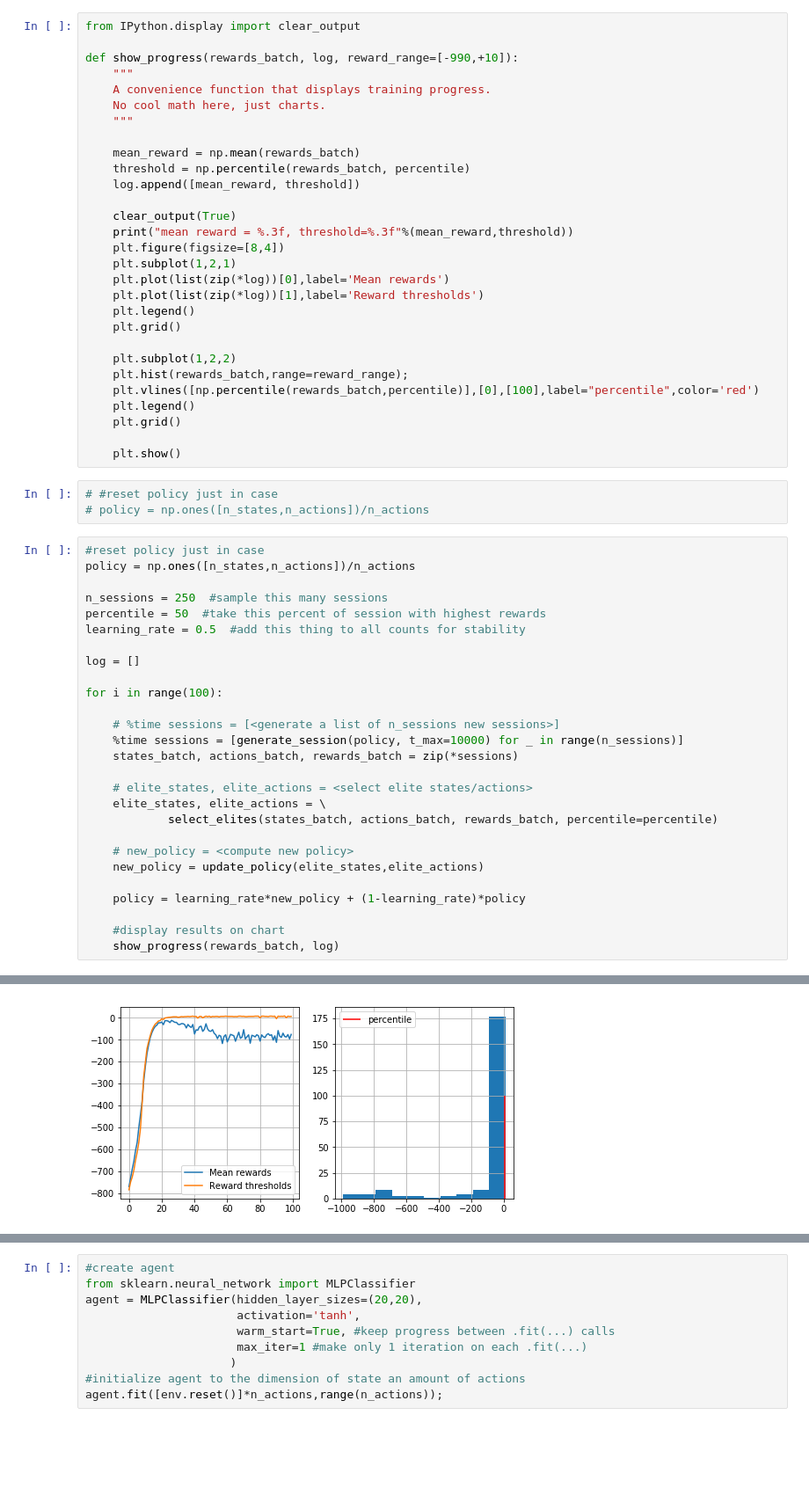
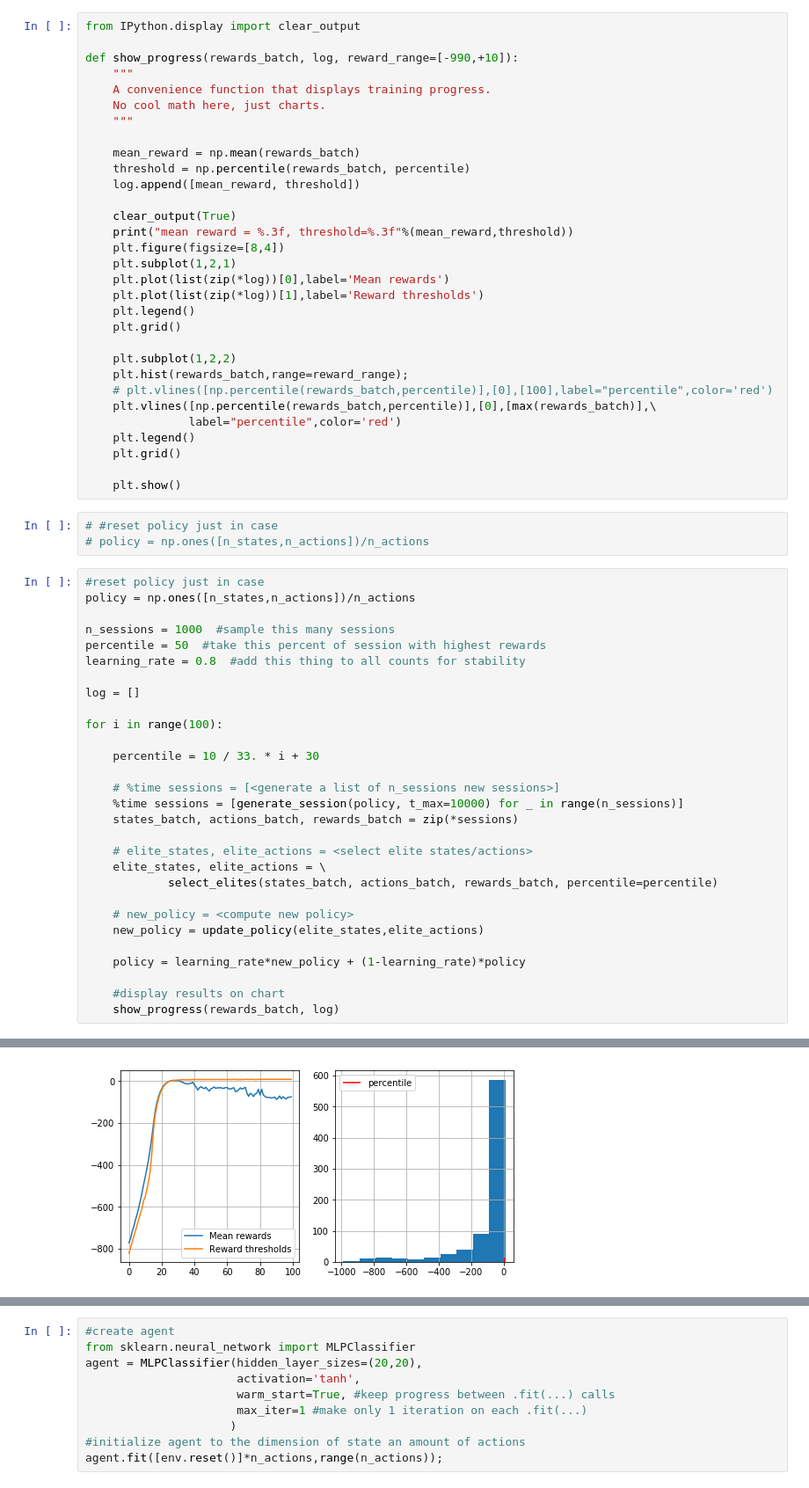
Before and after one commit to GoingMyWay/Practical_RL, a Jupyter notebook: week1_intro/crossentropy_method.ipynb, the cells around one changed output, grey strips where cells are left out. Shown: that part at 88% size. Cells and saved outputs as stored; diff of their text form; blank space fills up the shorter version.

```diff
--- a/week1_intro/crossentropy_method.ipynb
+++ b/week1_intro/crossentropy_method.ipynb
@@ -256,7 +256,9 @@ def show_progress(rewards_batch, log, reward_range=[-990,+10]):
 
     plt.subplot(1,2,2)
     plt.hist(rewards_batch,range=reward_range);
-    plt.vlines([np.percentile(rewards_batch,percentile)],[0],[100],label="percentile",color='red')
+    # plt.vlines([np.percentile(rewards_batch,percentile)],[0],[100],label="percentile",color='red')
+    plt.vlines([np.percentile(rewards_batch,percentile)],[0],[max(rewards_batch)],\
+               label="percentile",color='red')
     plt.legend()
     plt.grid()
 
@@ -268,13 +270,15 @@ def show_progress(rewards_batch, log, reward_range=[-990,+10]):
 #reset policy just in case
 policy = np.ones([n_states,n_actions])/n_actions
 
-n_sessions = 250  #sample this many sessions
+n_sessions = 1000  #sample this many sessions
 percentile = 50  #take this percent of session with highest rewards
-learning_rate = 0.5  #add this thing to all counts for stability
+learning_rate = 0.8  #add this thing to all counts for stability
 
 log = []
 
 for i in range(100):
+
+    percentile = 10 / 33. * i + 30
 
     # %time sessions = [<generate a list of n_sessions new sessions>]
     %time sessions = [generate_session(policy, t_max=10000) for _ in range(n_sessions)]
@@ -296,4 +300,4 @@ mean reward = -76.268, threshold=6.000
-[figure, old version]
+[figure, new version]
 # %% [markdown]
 # Digging deeper: approximate crossentropy with neural nets
 
```
Also changed, not shown: parts of 8 cells of this notebook.
